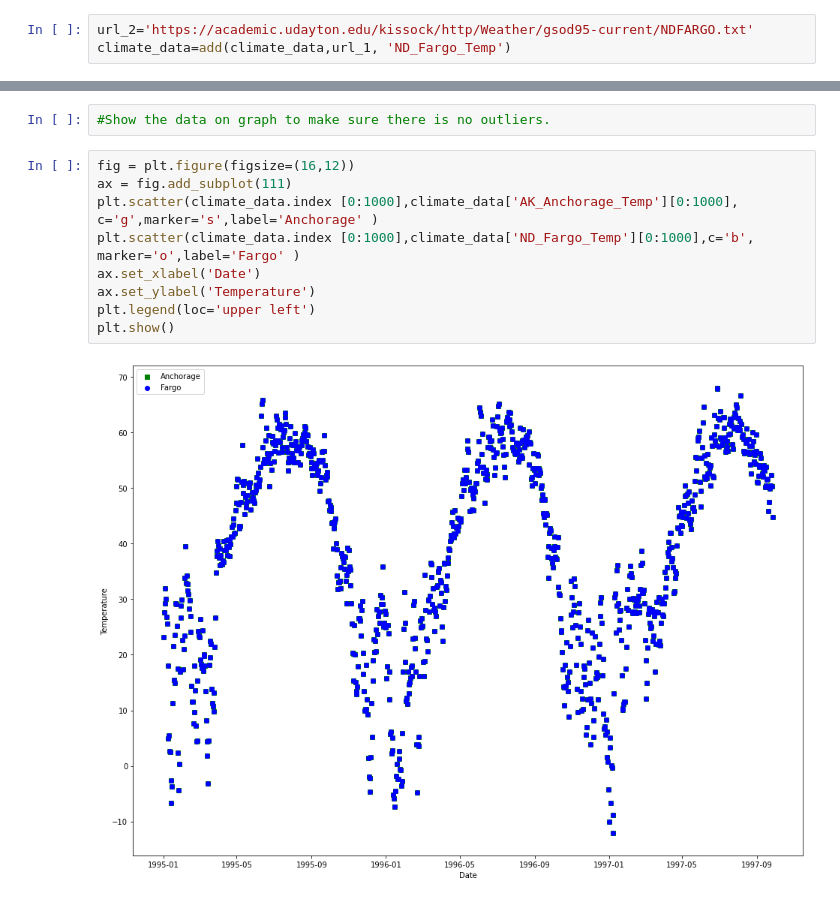
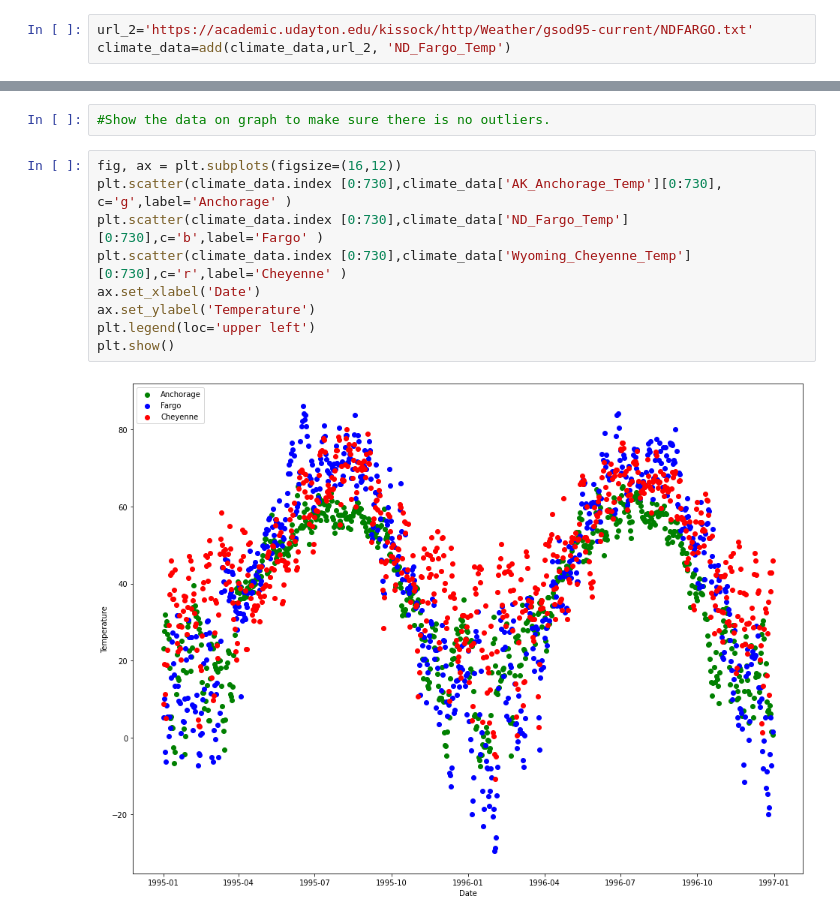
Before and after one commit to nshang88/Capstone-Projects, a Jupyter notebook: Climate_change.ipynb, the cells around one changed output, grey strips where cells are left out. Cells and saved outputs as stored; diff of their text form.

```diff
--- a/Climate_change.ipynb
+++ b/Climate_change.ipynb
@@ -47,7 +47,7 @@ data_Anchorage.head()
 climate_data=data_Anchorage
 # %%
 url_2='https://academic.udayton.edu/kissock/http/Weather/gsod95-current/NDFARGO.txt'
-climate_data=add(climate_data,url_1, 'ND_Fargo_Temp')
+climate_data=add(climate_data,url_2, 'ND_Fargo_Temp')
 # %%
 climate_data.head()
 # %% [output]
@@ -176,16 +179,16 @@ climate_data.head()
 # %%
 #Show the data on graph to make sure there is no outliers.
 # %%
-fig = plt.figure(figsize=(16,12))
-ax = fig.add_subplot(111)
-plt.scatter(climate_data.index [0:1000],climate_data['AK_Anchorage_Temp'][0:1000], c='g',marker='s',label='Anchorage' )
-plt.scatter(climate_data.index [0:1000],climate_data['ND_Fargo_Temp'][0:1000],c='b', marker='o',label='Fargo' )
+fig, ax = plt.subplots(figsize=(16,12))
+plt.scatter(climate_data.index [0:730],climate_data['AK_Anchorage_Temp'][0:730], c='g',label='Anchorage' )
+plt.scatter(climate_data.index [0:730],climate_data['ND_Fargo_Temp'][0:730],c='b',label='Fargo' )
+plt.scatter(climate_data.index [0:730],climate_data['Wyoming_Cheyenne_Temp'][0:730],c='r',label='Cheyenne' )
 ax.set_xlabel('Date')
 ax.set_ylabel('Temperature')
 plt.legend(loc='upper left')
 plt.show()
 # %% [output]
-[figure, old version]
+[figure, new version]
 # %%
 fig, ax = plt.subplots(figsize=(16,12))
 ax.scatter(climate_data.index ,climate_data['AK_Anchorage_Temp'])
```
Also changed, not shown: parts of 16 cells of this notebook.
